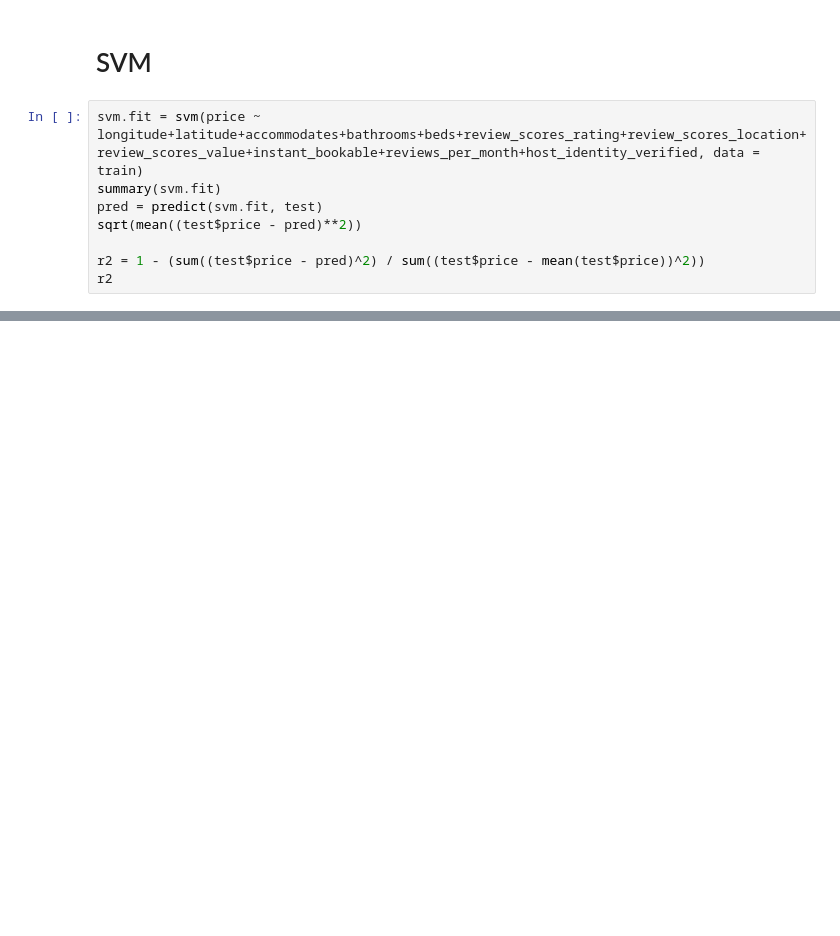
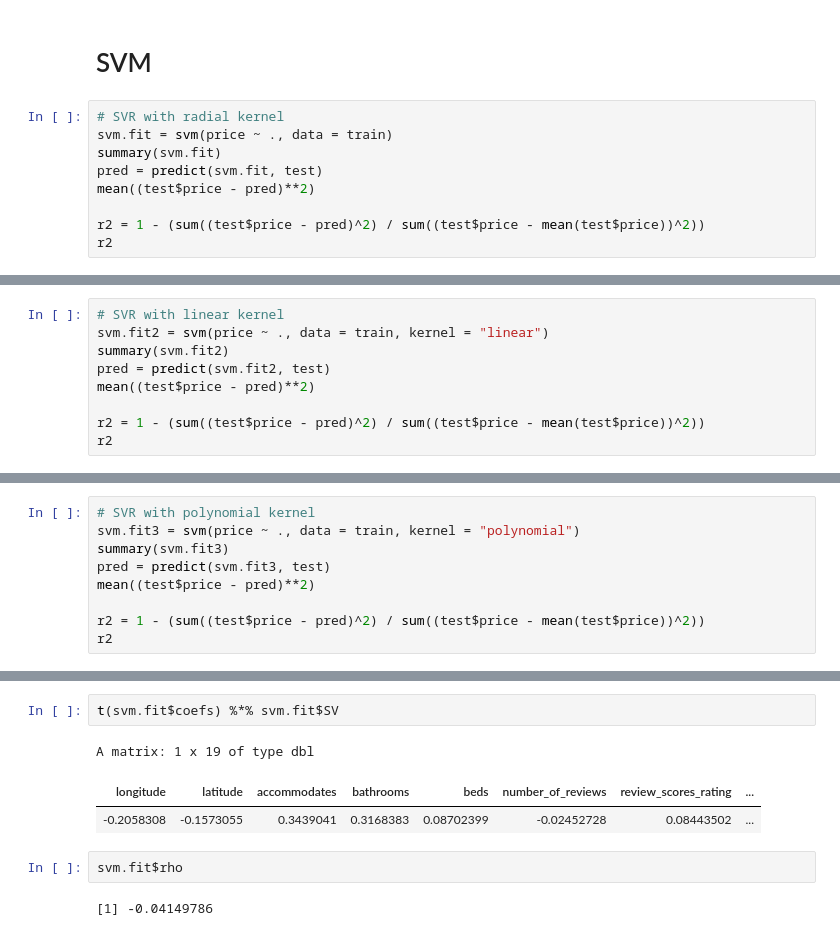
Before and after one commit to anly512/5300_project-group-25, a Jupyter notebook: model_comparison.ipynb, the cells around one changed output, grey strips where cells are left out. Cells and saved outputs as stored; diff of their text form; blank space fills up the shorter version.

```diff
--- a/model_comparison.ipynb
+++ b/model_comparison.ipynb
@@ -209,10 +347,11 @@ ggplot(parity_data, aes(x = Observed, y = Predicted)) +
 # %% [markdown]
 # SVM
 # %%
-svm.fit = svm(price ~ longitude+latitude+accommodates+bathrooms+beds+review_scores_rating+review_scores_location+review_scores_value+instant_bookable+reviews_per_month+host_identity_verified, data = train)
+# SVR with radial kernel
+svm.fit = svm(price ~ ., data = train)
 summary(svm.fit)
 pred = predict(svm.fit, test)
-sqrt(mean((test$price - pred)**2))
+mean((test$price - pred)**2)
 
 r2 = 1 - (sum((test$price - pred)^2) / sum((test$price - mean(test$price))^2))
 r2
@@ -237,0 +374,9 @@ Number of Support Vectors:  2523
+# %%
+# SVR with linear kernel
+svm.fit2 = svm(price ~ ., data = train, kernel = "linear")
+summary(svm.fit2)
+pred = predict(svm.fit2, test)
+mean((test$price - pred)**2)
+
+r2 = 1 - (sum((test$price - pred)^2) / sum((test$price - mean(test$price))^2))
+r2
@@ -237,0 +399,9 @@ Number of Support Vectors:  2523
+# %%
+# SVR with polynomial kernel
+svm.fit3 = svm(price ~ ., data = train, kernel = "polynomial")
+summary(svm.fit3)
+pred = predict(svm.fit3, test)
+mean((test$price - pred)**2)
+
+r2 = 1 - (sum((test$price - pred)^2) / sum((test$price - mean(test$price))^2))
+r2
@@ -237,0 +426,10 @@ Number of Support Vectors:  2523
+# %%
+t(svm.fit$coefs) %*% svm.fit$SV
+# %% [output]
+A matrix: 1 x 19 of type dbl
+| longitude | latitude | accommodates | bathrooms | beds | number_of_reviews | review_scores_rating | ... |
+| -0.2058308 | -0.1573055 | 0.3439041 | 0.3168383 | 0.08702399 | -0.02452728 | 0.08443502 | ... |
+# %%
+svm.fit$rho
+# %% [output]
+[1] -0.04149786
```
Also changed, not shown: parts of 25 cells of this notebook, 6 other files.
